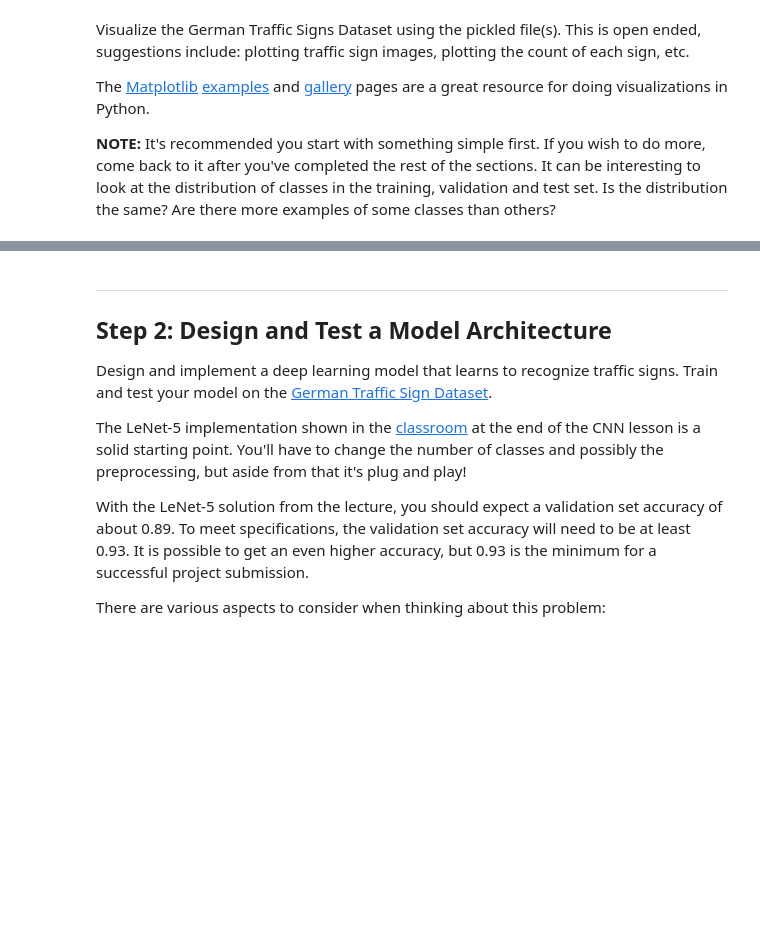
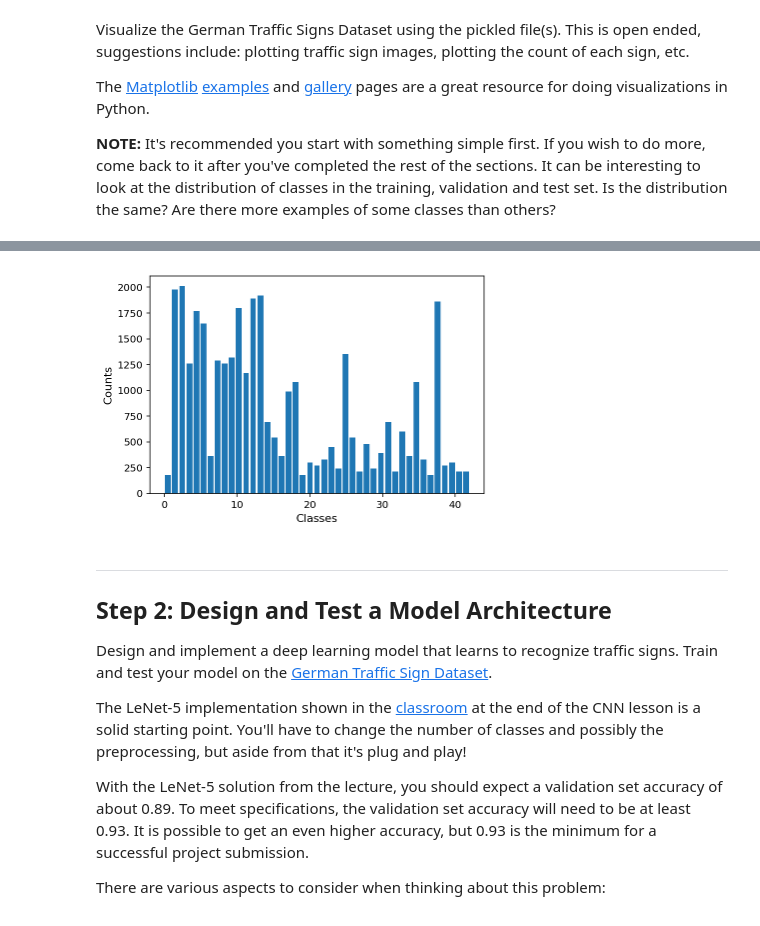
Before and after one commit to gwwang16/CarND-Traffic-Sign-Classifier-Project, a Jupyter notebook: Traffic_Sign_Classifier.ipynb, the cells around one changed output, grey strips where cells are left out. Saved outputs shown, nothing was run; the diff lists cells and outputs as text; code cells hidden in the pictures; blank space fills up the shorter version.

```diff
--- a/Traffic_Sign_Classifier.ipynb
+++ b/Traffic_Sign_Classifier.ipynb
@@ -114,3 +115,14 @@ Image shape (32, 32, 3)
+# %%
+# histogram
+plt.figure()
+hist, bins = np.histogram(y_train, bins=n_classes)
+bars = (bins[:-1] + bins[1:]) / 2
+plt.bar(bars, hist,align='center', width = 0.8)
+plt.ylabel('Counts', fontsize=11)
+plt.xlabel('Classes', fontsize=11)
+plt.show()
+# %% [output]
+[figure, added]
 # %% [markdown]
 ----
 
```
Also changed, not shown: parts of 11 cells of this notebook, 22 other files.
